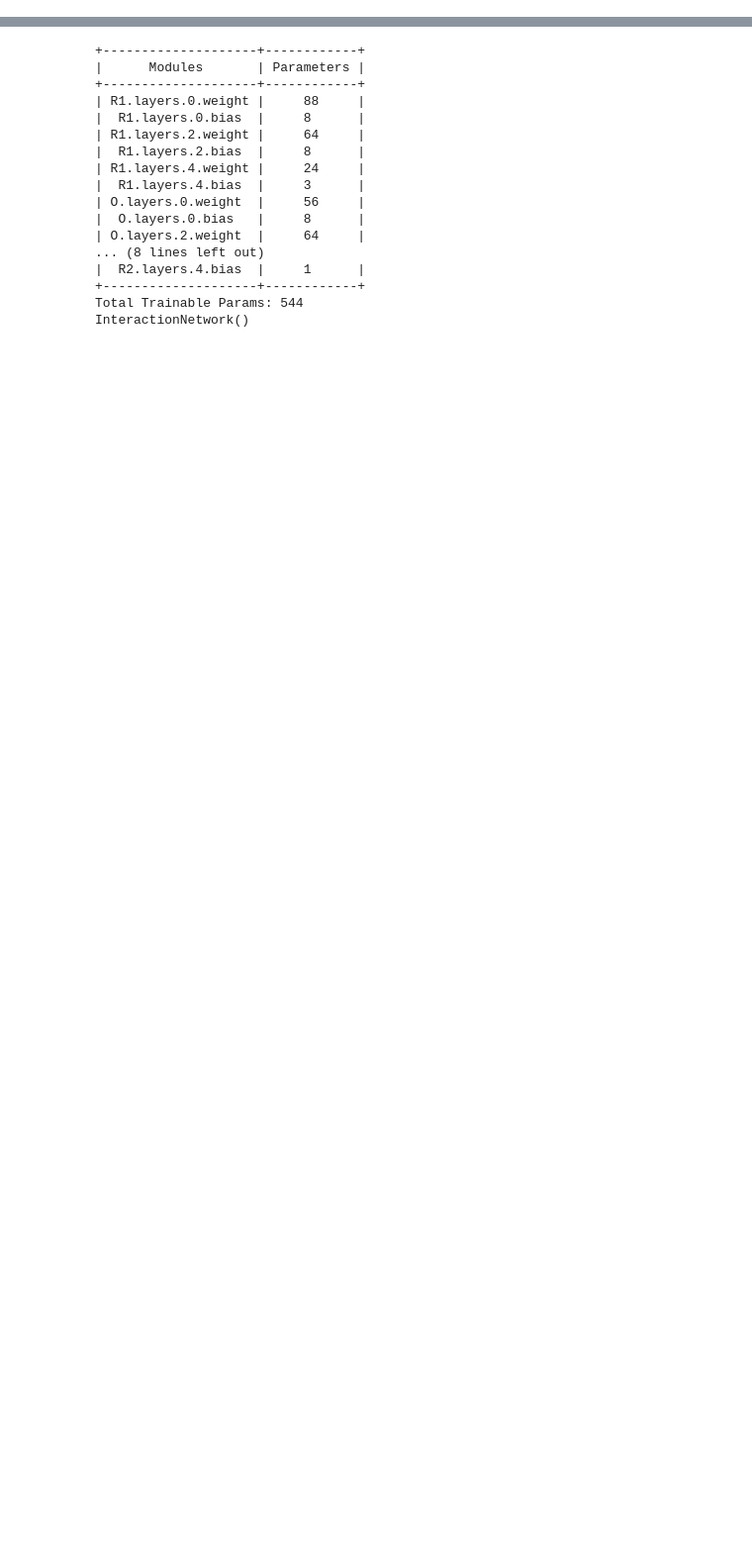
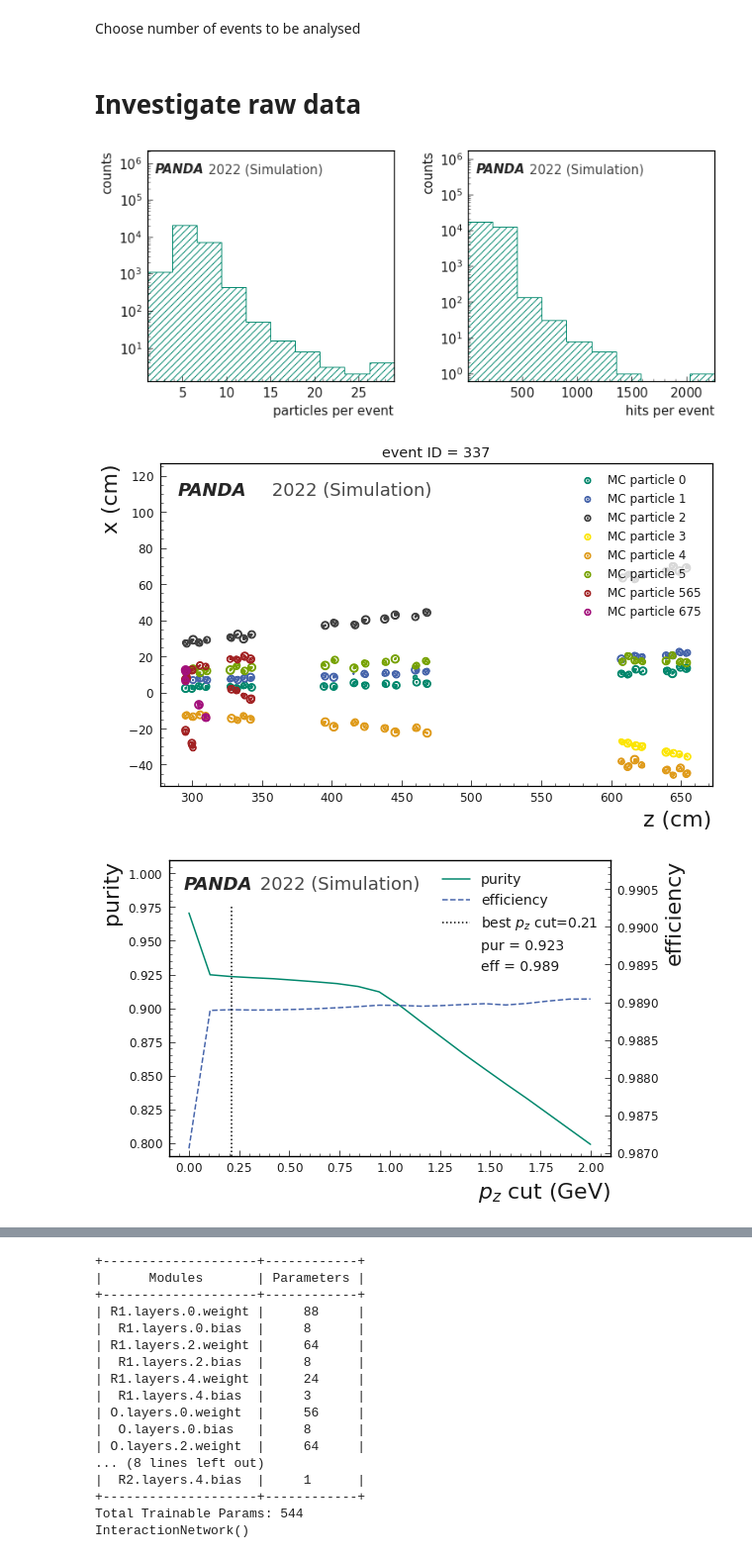
Before and after one commit to grheine/IN_hls4ml, a Jupyter notebook: IN_pipeline.ipynb, the cells around one changed output, grey strips where cells are left out. Shown: that part at 99% size. Drawn from its saved outputs; the diff is of its cells as text; code cells hidden in the pictures; blank space fills up the shorter version.

```diff
--- a/IN_pipeline.ipynb
+++ b/IN_pipeline.ipynb
@@ -41,3 +44,5 @@ Wall time: 45 s
+# %% [markdown]
+Choose number of events to be analysed
 # %%
 nevents = raw.index.max()
 nevents = 1000
@@ -45,12 +49,18 @@ raw.loc[0:100].to_hdf('data/raw.h5', key='df', mode='w')
+# %% [markdown]
+# Investigate raw data
 # %%
-show=False
+show=True
 if show:
 
     plot_information(raw).plot_ntracks_nhits()
     evID=np.random.randint(nevents)
     event = raw.loc[raw.index==evID]
     plot_event(event).plot_eventdisplay()
 
     data_eval = evaluate_data(raw)
     data_eval.plot_pzcut(2)
     data_eval.curler_dist()
+# %% [output]
+[figure, added]
+[figure, added]
+[figure, added]
```
Also changed, not shown: parts of 24 cells of this notebook, 14 other files.
